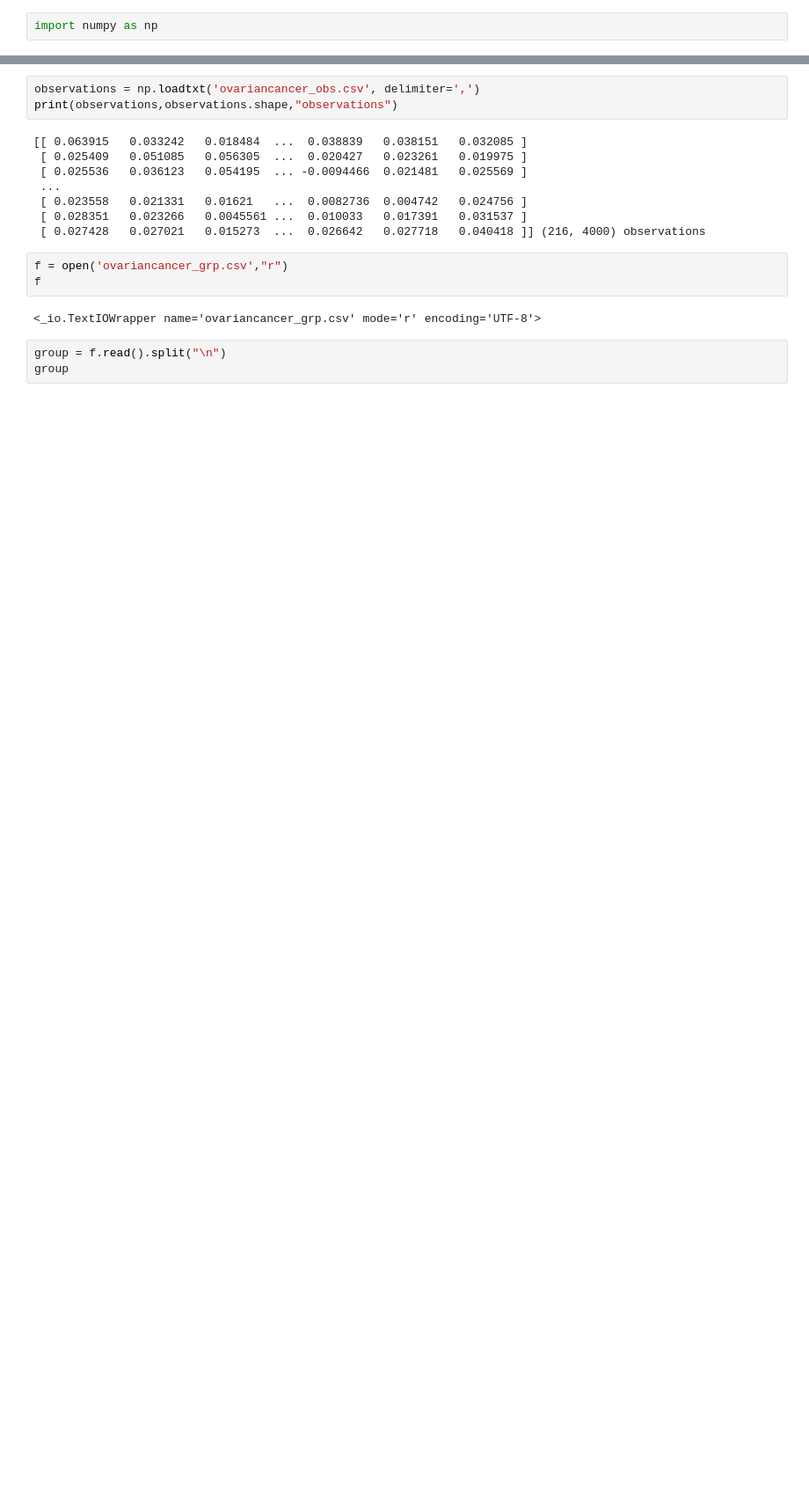
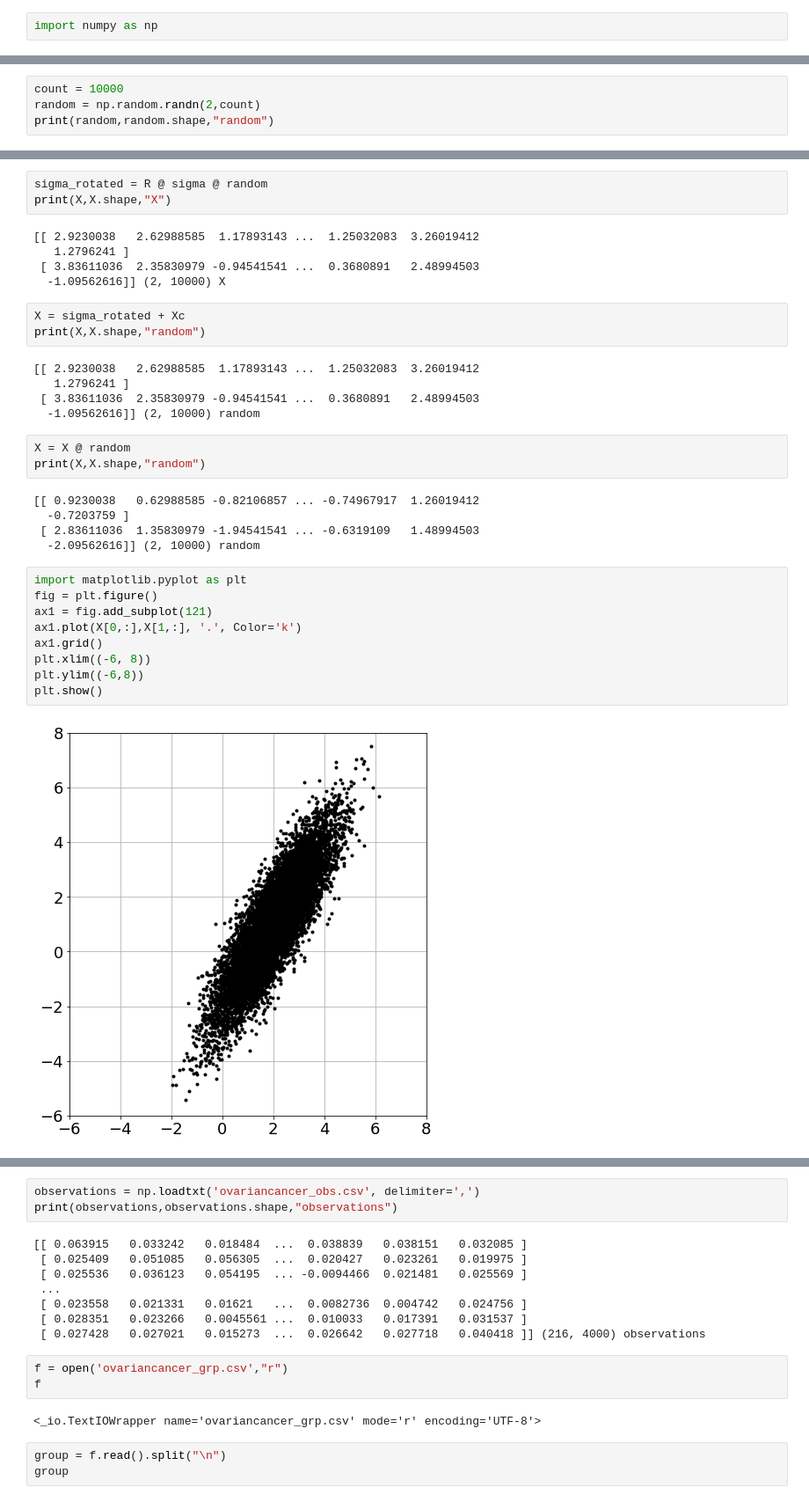
Before and after one commit to dparksports/singular-value-decomposition, a Jupyter notebook: principal-components.ipynb, the cells around one changed output, grey strips where cells are left out. Shown: that part at 88% size. Saved outputs shown, nothing was run; the diff lists cells and outputs as text; blank space fills up the shorter version.

```diff
--- a/principal-components.ipynb
+++ b/principal-components.ipynb
@@ -2,0 +41,4 @@ import numpy as np
+# %%
+count = 10000
+random = np.random.randn(2,count)
+print(random,random.shape,"random")
@@ -2,0 +50,35 @@ import numpy as np
+# %%
+sigma_rotated = R @ sigma @ random
+print(X,X.shape,"X")
+# %% [output]
+[[ 2.9230038   2.62988585  1.17893143 ...  1.25032083  3.26019412
+   1.2796241 ]
+ [ 3.83611036  2.35830979 -0.94541541 ...  0.3680891   2.48994503
+  -1.09562616]] (2, 10000) X
+# %%
+X = sigma_rotated + Xc
+print(X,X.shape,"random")
+# %% [output]
+[[ 2.9230038   2.62988585  1.17893143 ...  1.25032083  3.26019412
+   1.2796241 ]
+ [ 3.83611036  2.35830979 -0.94541541 ...  0.3680891   2.48994503
+  -1.09562616]] (2, 10000) random
+# %%
+X = X @ random
+print(X,X.shape,"random")
+# %% [output]
+[[ 0.9230038   0.62988585 -0.82106857 ... -0.74967917  1.26019412
+  -0.7203759 ]
+ [ 2.83611036  1.35830979 -1.94541541 ... -0.6319109   1.48994503
+  -2.09562616]] (2, 10000) random
+# %%
+import matplotlib.pyplot as plt
+fig = plt.figure()
+ax1 = fig.add_subplot(121)
+ax1.plot(X[0,:],X[1,:], '.', Color='k')
+ax1.grid()
+plt.xlim((-6, 8))
+plt.ylim((-6,8))
+plt.show()
+# %% [output]
+[figure, added]
```
Also changed, not shown: parts of 26 cells of this notebook.
